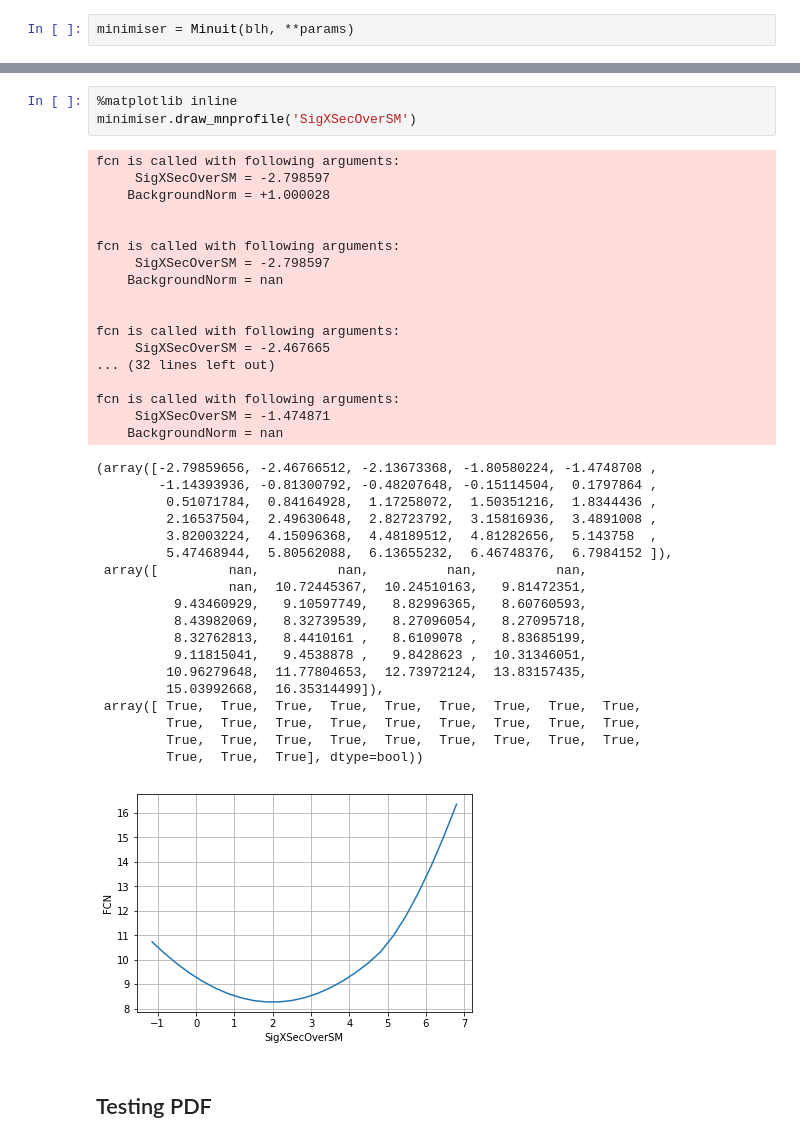
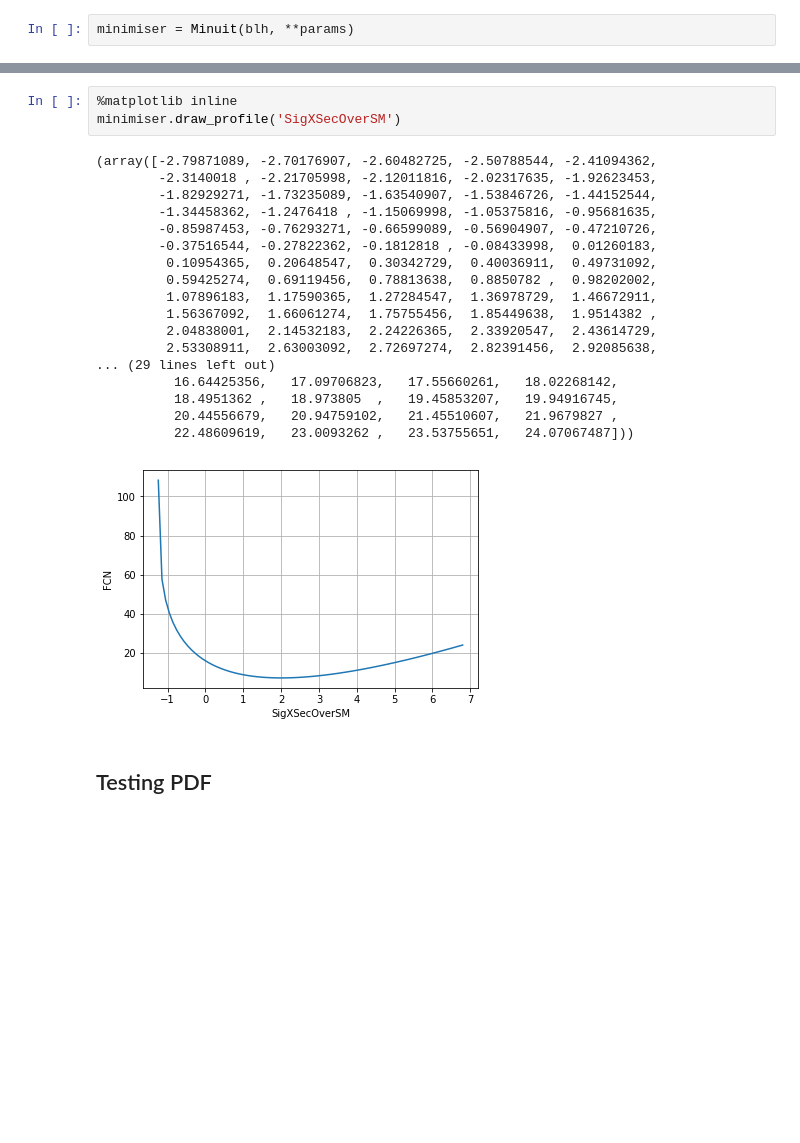
Before and after one commit to Histimator/Histimator, a Jupyter notebook: TestingConstraints.ipynb, the cells around one changed output, grey strips where cells are left out. Drawn from its saved outputs; the diff is of its cells as text; blank space fills up the shorter version.

```diff
--- a/TestingConstraints.ipynb
+++ b/TestingConstraints.ipynb
@@ -87,43 +87,25 @@ Minos status for BackgroundNorm: VALID
 # %%
 %matplotlib inline
-minimiser.draw_mnprofile('SigXSecOverSM')
+minimiser.draw_profile('SigXSecOverSM')
 # %% [output]
-fcn is called with following arguments:
-     SigXSecOverSM = -2.798597
-    BackgroundNorm = +1.000028
-
-
-fcn is called with following arguments:
-     SigXSecOverSM = -2.798597
-    BackgroundNorm = nan
-
-
-fcn is called with following arguments:
-     SigXSecOverSM = -2.467665
-... (32 lines left out)
-
-fcn is called with following arguments:
-     SigXSecOverSM = -1.474871
-    BackgroundNorm = nan
+(array([-2.79871089, -2.70176907, -2.60482725, -2.50788544, -2.41094362,
+        -2.3140018 , -2.21705998, -2.12011816, -2.02317635, -1.92623453,
+        -1.82929271, -1.73235089, -1.63540907, -1.53846726, -1.44152544,
+        -1.34458362, -1.2476418 , -1.15069998, -1.05375816, -0.95681635,
+        -0.85987453, -0.76293271, -0.66599089, -0.56904907, -0.47210726,
+        -0.37516544, -0.27822362, -0.1812818 , -0.08433998,  0.01260183,
+         0.10954365,  0.20648547,  0.30342729,  0.40036911,  0.49731092,
+         0.59425274,  0.69119456,  0.78813638,  0.8850782 ,  0.98202002,
+         1.07896183,  1.17590365,  1.27284547,  1.36978729,  1.46672911,
+         1.56367092,  1.66061274,  1.75755456,  1.85449638,  1.9514382 ,
+         2.04838001,  2.14532183,  2.24226365,  2.33920547,  2.43614729,
+         2.53308911,  2.63003092,  2.72697274,  2.82391456,  2.92085638,
+... (29 lines left out)
+          16.64425356,   17.09706823,   17.55660261,   18.02268142,
+          18.4951362 ,   18.973805  ,   19.45853207,   19.94916745,
+          20.44556679,   20.94759102,   21.45510607,   21.9679827 ,
+          22.48609619,   23.0093262 ,   23.53755651,   24.07067487]))
-(array([-2.79859656, -2.46766512, -2.13673368, -1.80580224, -1.4748708 ,
-        -1.14393936, -0.81300792, -0.48207648, -0.15114504,  0.1797864 ,
-         0.51071784,  0.84164928,  1.17258072,  1.50351216,  1.8344436 ,
-         2.16537504,  2.49630648,  2.82723792,  3.15816936,  3.4891008 ,
-         3.82003224,  4.15096368,  4.48189512,  4.81282656,  5.143758  ,
-         5.47468944,  5.80562088,  6.13655232,  6.46748376,  6.7984152 ]),
- array([         nan,          nan,          nan,          nan,
-                 nan,  10.72445367,  10.24510163,   9.81472351,
-          9.43460929,   9.10597749,   8.82996365,   8.60760593,
-          8.43982069,   8.32739539,   8.27096054,   8.27095718,
-          8.32762813,   8.4410161 ,   8.6109078 ,   8.83685199,
-          9.11815041,   9.4538878 ,   9.8428623 ,  10.31346051,
-         10.96279648,  11.77804653,  12.73972124,  13.83157435,
-         15.03992668,  16.35314499]),
- array([ True,  True,  True,  True,  True,  True,  True,  True,  True,
-         True,  True,  True,  True,  True,  True,  True,  True,  True,
-         True,  True,  True,  True,  True,  True,  True,  True,  True,
-         True,  True,  True], dtype=bool))
-[figure, old version]
+[figure, new version]
 # %% [markdown]
 ## Testing PDF
 # %%
```
Also changed, not shown: parts of 18 cells of this notebook, 3 other files.
